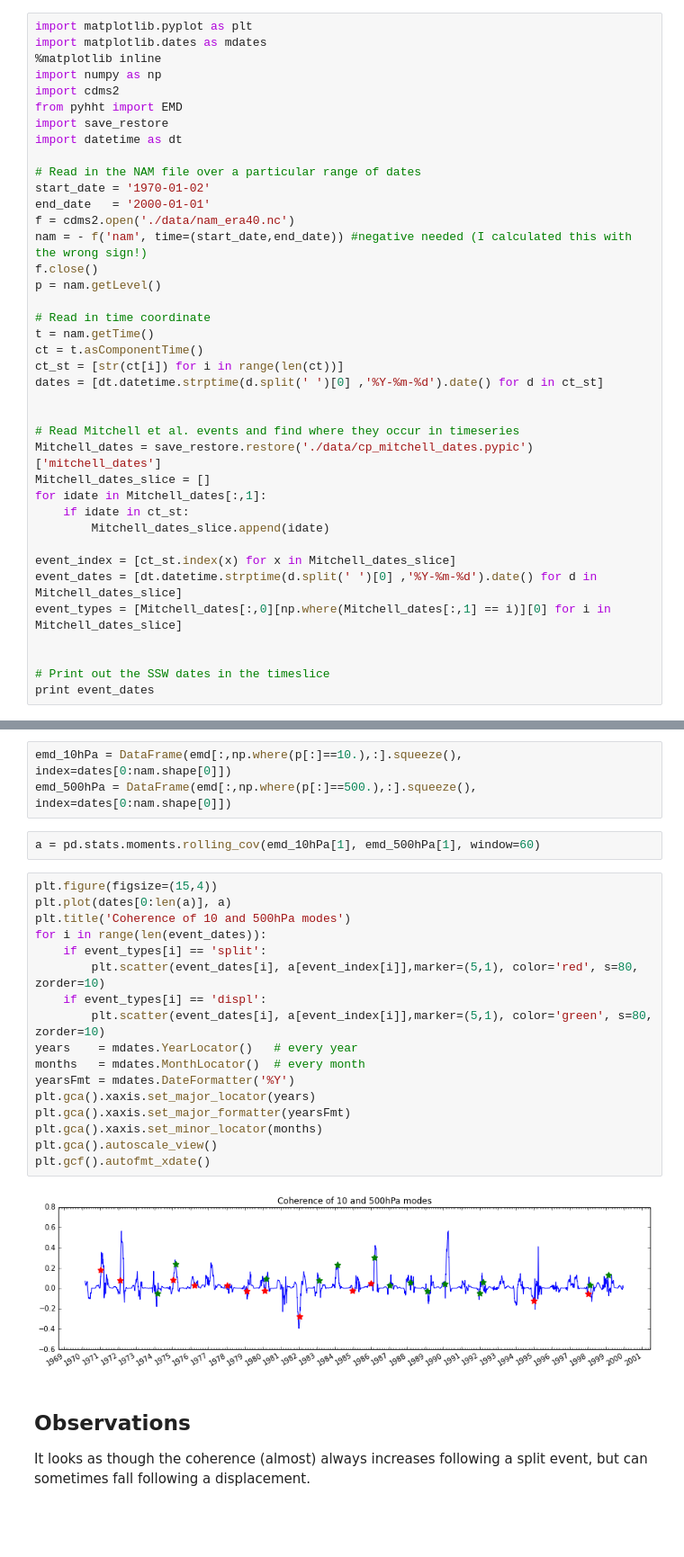
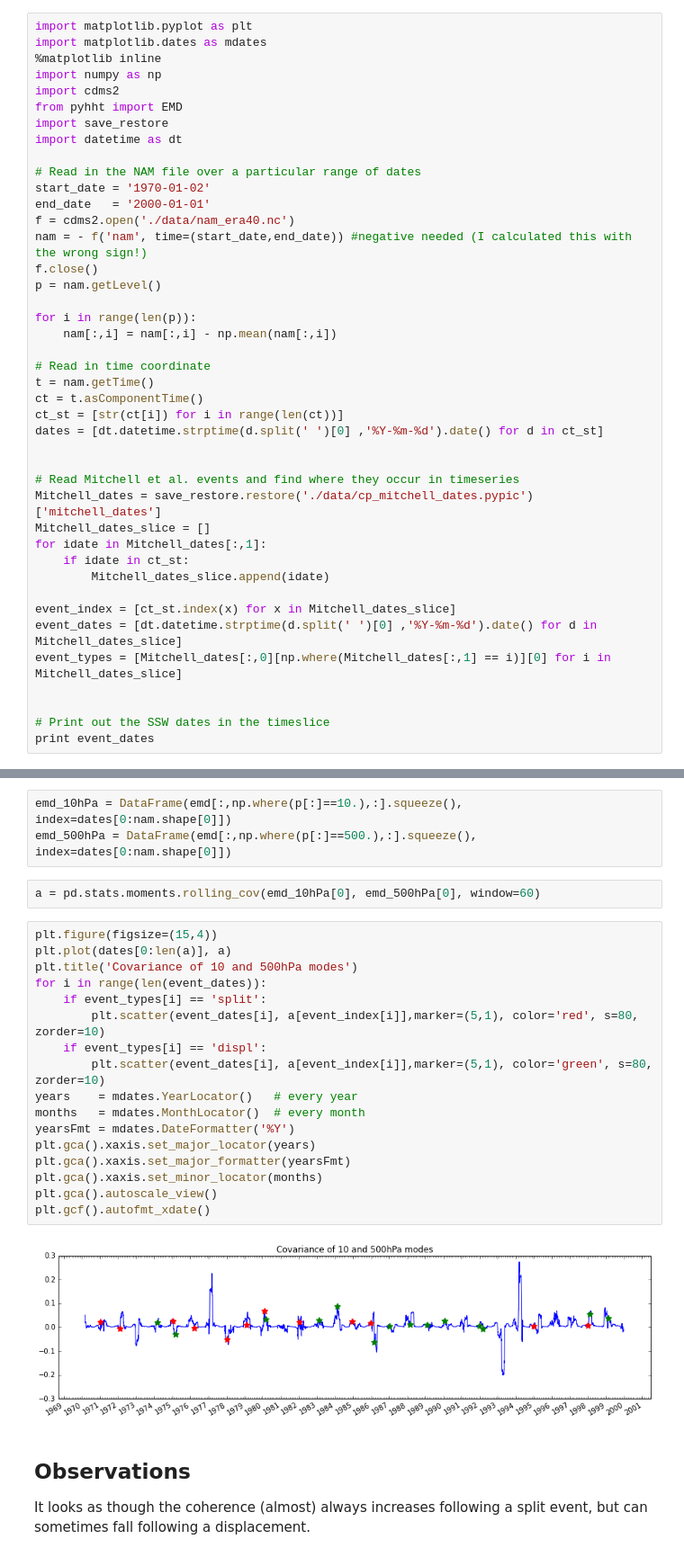
Before and after one commit to wseviour/notebooks, a Jupyter notebook: Empirical_Mode_Decomposition.ipynb, the cells around one changed output, grey strips where cells are left out. Shown: that part at 90% size. Drawn from its saved outputs; the diff is of its cells as text; blank space fills up the shorter version.

```diff
--- a/Empirical_Mode_Decomposition.ipynb
+++ b/Empirical_Mode_Decomposition.ipynb
@@ -32,6 +32,9 @@ f = cdms2.open('./data/nam_era40.nc')
 nam = - f('nam', time=(start_date,end_date)) #negative needed (I calculated this with the wrong sign!)
 f.close()
 p = nam.getLevel()
+
+for i in range(len(p)):
+    nam[:,i] = nam[:,i] - np.mean(nam[:,i])
 
 # Read in time coordinate
 t = nam.getTime()
@@ -183,26 +186,26 @@ dates = pd.date_range(start_date, end_date, freq='d')
 emd_10hPa = DataFrame(emd[:,np.where(p[:]==10.),:].squeeze(), index=dates[0:nam.shape[0]])
 emd_500hPa = DataFrame(emd[:,np.where(p[:]==500.),:].squeeze(), index=dates[0:nam.shape[0]])
 # %%
-a = pd.stats.moments.rolling_cov(emd_10hPa[1], emd_500hPa[1], window=60)
+a = pd.stats.moments.rolling_cov(emd_10hPa[0], emd_500hPa[0], window=60)
 # %%
 plt.figure(figsize=(15,4))
 plt.plot(dates[0:len(a)], a)
-plt.title('Coherence of 10 and 500hPa modes')
+plt.title('Covariance of 10 and 500hPa modes')
 for i in range(len(event_dates)):
     if event_types[i] == 'split':
         plt.scatter(event_dates[i], a[event_index[i]],marker=(5,1), color='red', s=80, zorder=10)
     if event_types[i] == 'displ':
         plt.scatter(event_dates[i], a[event_index[i]],marker=(5,1), color='green', s=80, zorder=10)
 years    = mdates.YearLocator()   # every year
 months   = mdates.MonthLocator()  # every month
 yearsFmt = mdates.DateFormatter('%Y')
 plt.gca().xaxis.set_major_locator(years)
 plt.gca().xaxis.set_major_formatter(yearsFmt)
 plt.gca().xaxis.set_minor_locator(months)
 plt.gca().autoscale_view()
 plt.gcf().autofmt_xdate()
 # %% [output]
-[figure, old version]
+[figure, new version]
 # %% [markdown]
 ## Observations
 
```
Also changed, not shown: parts of 5 cells of this notebook.
